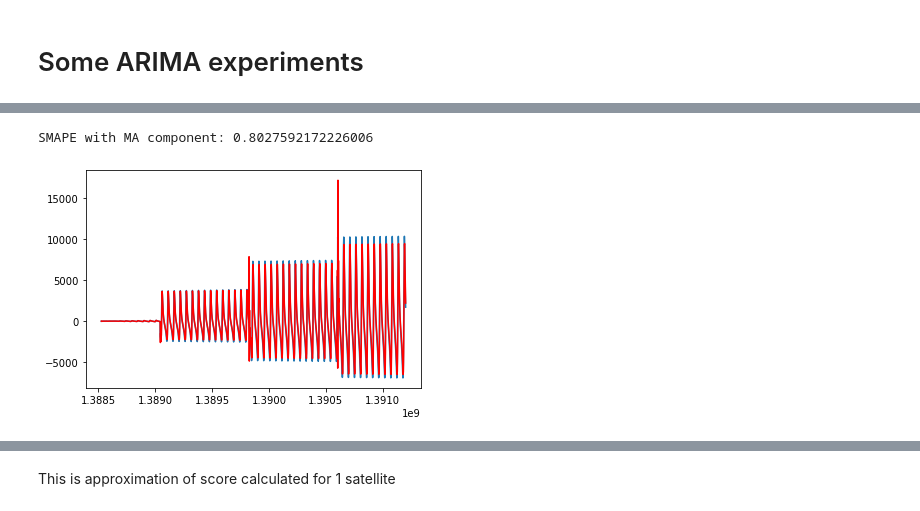
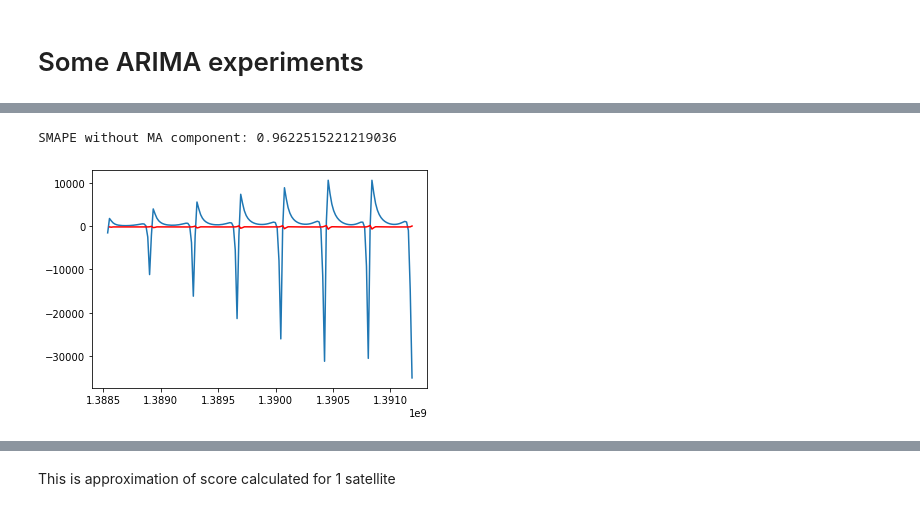
Before and after one commit to HSE-LAMBDA/satellite-2019, a Jupyter notebook: ARIMA/ARIMA stuff.ipynb, the cells around one changed output, grey strips where cells are left out. Cells and saved outputs as stored; diff of their text form; code cells hidden in the pictures.

```diff
--- a/ARIMA/ARIMA stuff.ipynb
+++ b/ARIMA/ARIMA stuff.ipynb
@@ -32,3 +34,6 @@ def delete_duplicates(df, eps=10):
         d_t = df[df['sat_id'] == sat_id].epoch.apply(lambda x: time.mktime(datetime.strptime(x, '%Y-%m-%dT%H:%M:%S.%f').timetuple())).values
         df = df.drop(index=df[df['sat_id'] == sat_id].index[0] + np.where((np.roll(d_t, -1)[:-1] - d_t[:-1]) < eps)[0])
     return df
+# %%
+PATH_TO_DATA = os.path.join('data/')
+os.listdir(PATH_TO_DATA)
@@ -35,9 +59,8 @@ def delete_duplicates(df, eps=10):
 # %%
 
-
-PATH_TO_DATA = os.path.join('/Documents/Project Lambda/IDAO 2020/Track 1')
-full_train = pd.read_csv('train.csv', index_col='id')
-full_test = pd.read_csv('test.csv', index_col='id')
+full_train = pd.read_csv(PATH_TO_DATA + 'train.csv', index_col='id')
+# pred_sgp = pd.read_csv(PATH_TO_DATA + "pred_sgp.csv", index_col="id")
+full_test = pd.read_csv(PATH_TO_DATA + 'test.csv', index_col='id')
 
 ## delete duplicates from train and test
 full_train = delete_duplicates(full_train)
@@ -108,8 +179,8 @@ NameError: name 'target_columns' is not defined
 # %% [markdown]
 # Some ARIMA experiments
 # %%
-tr = pd.read_csv('train.csv', index_col='id')
-sample = tr[tr.sat_id == 4]
+tr = pd.read_csv(PATH_TO_DATA + 'train.csv', index_col='id')
+sample = tr[tr.sat_id == 30]
 # %%
 import datetime
 from pytz import timezone
@@ -193,11 +276,12 @@ Critical Values:
 # %%
 decomposition = seasonal_decompose(diff, period=20)
-model = ARIMA(diff, order=(1,1,1))
+model = ARIMA(diff_shift, order=(1,1,0))
 results = model.fit(disp=-1)
 plt.plot(diff_shift)
 plt.plot(results.fittedvalues, color='red')
 
-print('SMAPE with MA component:', smape(diff_shift.values, results.fittedvalues.values))
+
+print('SMAPE without MA component:', smape(diff_shift.values, results.fittedvalues.values))
 # %% [output]
-SMAPE with MA component: 0.8027592172226006
+SMAPE without MA component: 0.9622515221219036
-[figure, old version]
+[figure, new version]
```
Also changed, not shown: parts of 28 cells of this notebook, 3 other files.
